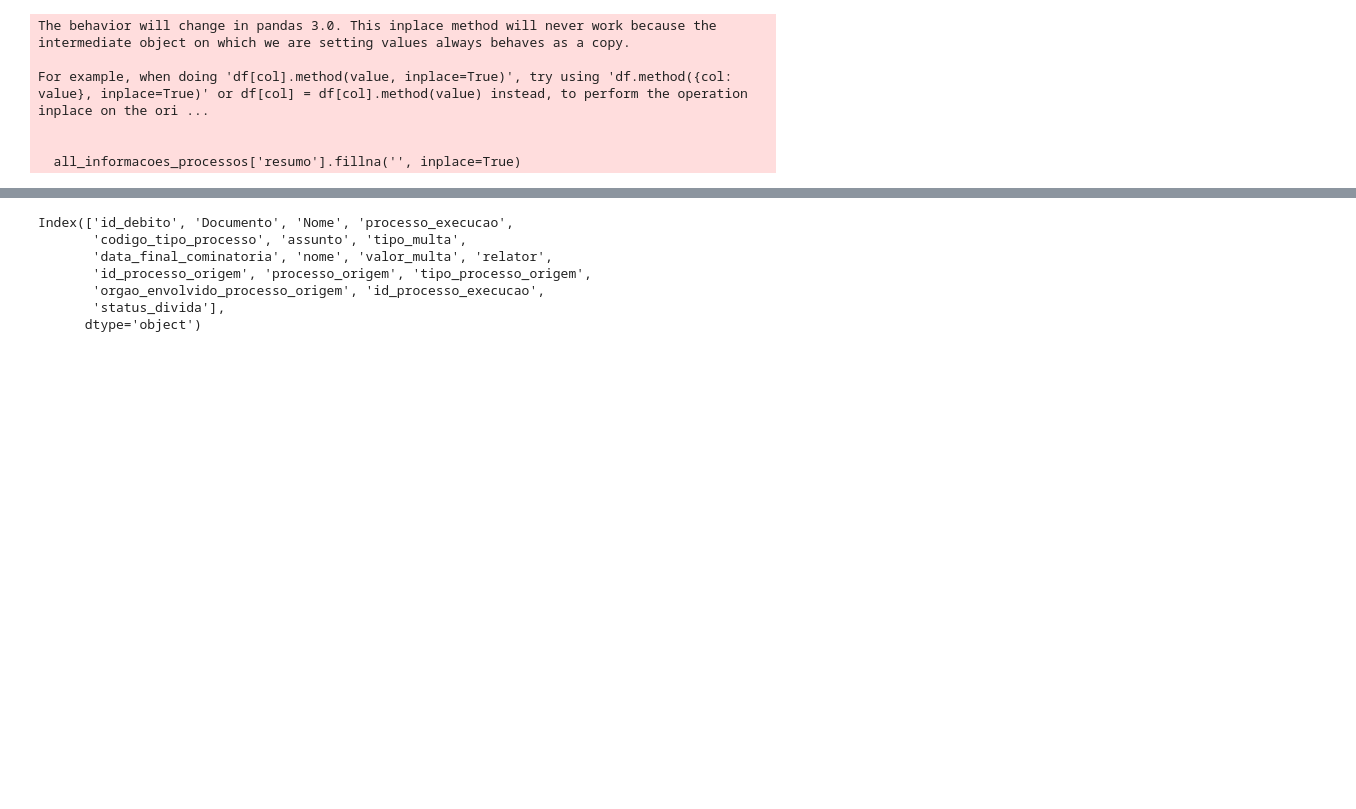
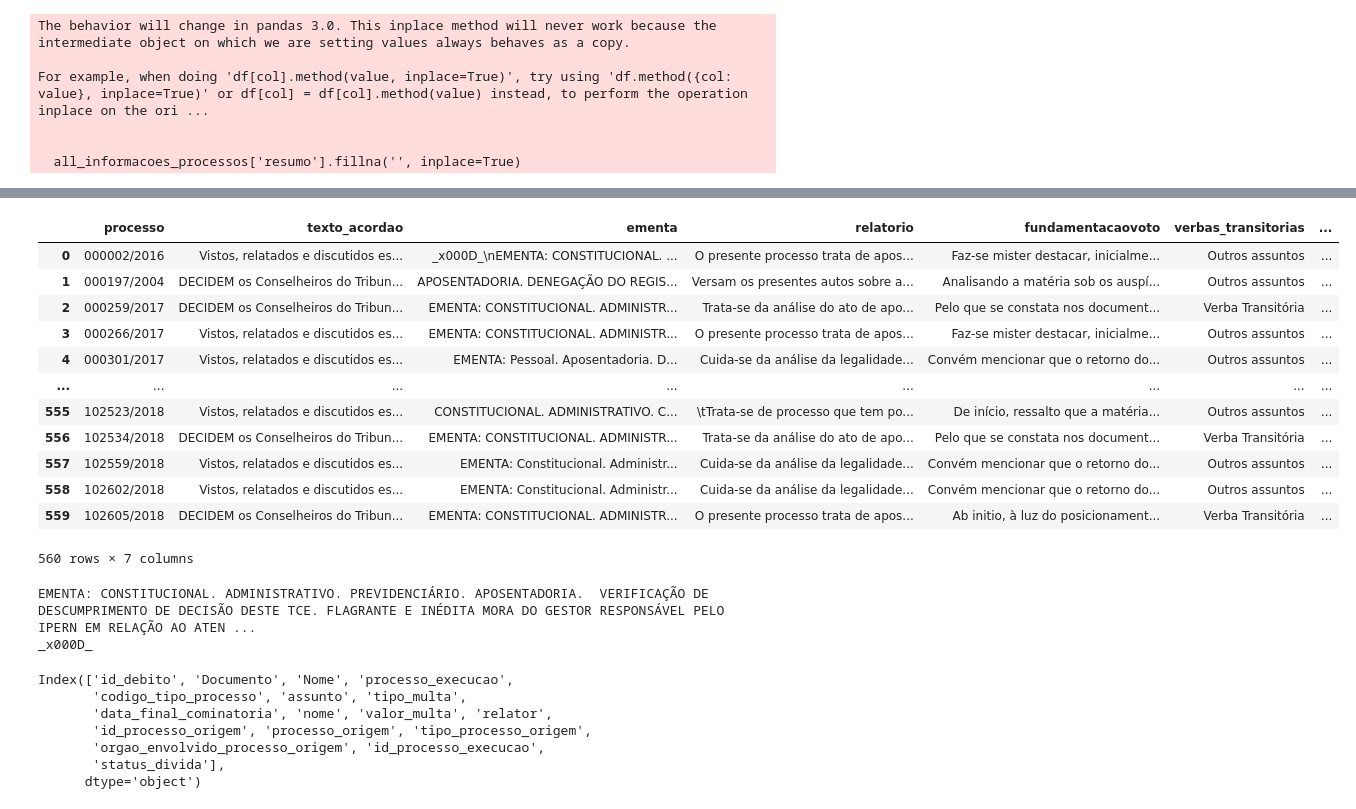
Before and after one commit to eduardoplima/ccd, a Jupyter notebook: scripts/vantagens_trans.ipynb, the cells around one changed output, grey strips where cells are left out. Cells and saved outputs as stored; diff of their text form; code cells hidden in the pictures; blank space fills up the shorter version.

```diff
--- a/scripts/vantagens_trans.ipynb
+++ b/scripts/vantagens_trans.ipynb
@@ -216,4 +213,22 @@ def get_categoria_ementa(texto):
         print(f"Error processing {texto}: {e}")
         return None
 # %%
-#decisoes_grp['categoria_ementa'] = decisoes_grp['ementa'].apply(get_categoria_ementa)
+#decisoes_grp['trechos_verba_voto'] = decisoes_grp['fundamentacaovoto'].apply(get_verba_voto)
+#decisoes_grp.to_excel('df_decisoes.xlsx', index=False)
+decisoes_grp = pd.read_excel('df_decisoes.xlsx')
+# %%
+decisoes_grp
+# %% [output]
+|  | processo | texto_acordao | ementa | relatorio | fundamentacaovoto | verbas_transitorias | ... |
+| 0 | 000002/2016 | Vistos, relatados e discutidos es... | _x000D_\nEMENTA: CONSTITUCIONAL. ... | O presente processo trata de apos... | Faz-se mister destacar, inicialme... | Outros assuntos | ... |
+| 1 | 000197/2004 | DECIDEM os Conselheiros do Tribun... | APOSENTADORIA. DENEGAÇÃO DO REGIS... | Versam os presentes autos sobre a... | Analisando a matéria sob os auspí... | Outros assuntos | ... |
+| 2 | 000259/2017 | DECIDEM os Conselheiros do Tribun... | EMENTA: CONSTITUCIONAL. ADMINISTR... | Trata-se da análise do ato de apo... | Pelo que se constata nos document... | Verba Transitória | ... |
+| 3 | 000266/2017 | Vistos, relatados e discutidos es... | EMENTA: CONSTITUCIONAL. ADMINISTR... | O presente processo trata de apos... | Faz-se mister destacar, inicialme... | Outros assuntos | ... |
+| 4 | 000301/2017 | Vistos, relatados e discutidos es... | EMENTA: Pessoal. Aposentadoria. D... | Cuida-se da análise da legalidade... | Convém mencionar que o retorno do... | Outros assuntos | ... |
+| ... | ... | ... | ... | ... | ... | ... | ... |
+| 555 | 102523/2018 | Vistos, relatados e discutidos es... | CONSTITUCIONAL. ADMINISTRATIVO. C... | \tTrata-se de processo que tem po... | De início, ressalto que a matéria... | Outros assuntos | ... |
+| 556 | 102534/2018 | DECIDEM os Conselheiros do Tribun... | EMENTA: CONSTITUCIONAL. ADMINISTR... | Trata-se da análise do ato de apo... | Pelo que se constata nos document... | Verba Transitória | ... |
+| 557 | 102559/2018 | Vistos, relatados e discutidos es... | EMENTA: Constitucional. Administr... | Cuida-se da análise da legalidade... | Convém mencionar que o retorno do... | Outros assuntos | ... |
+| 558 | 102602/2018 | Vistos, relatados e discutidos es... | EMENTA: Constitucional. Administr... | Cuida-se da análise da legalidade... | Convém mencionar que o retorno do... | Outros assuntos | ... |
+| 559 | 102605/2018 | DECIDEM os Conselheiros do Tribun... | EMENTA: CONSTITUCIONAL. ADMINISTR... | O presente processo trata de apos... | Ab initio, à luz do posicionament... | Verba Transitória | ... |
+560 rows × 7 columns
@@ -220,3 +237,8 @@ def get_categoria_ementa(texto):
+# %%
+print(votos_verba.iloc[0]["ementa"])
+# %% [output]
+EMENTA: CONSTITUCIONAL. ADMINISTRATIVO. PREVIDENCIÁRIO. APOSENTADORIA.  VERIFICAÇÃO DE DESCUMPRIMENTO DE DECISÃO DESTE TCE. FLAGRANTE E INÉDITA MORA DO GESTOR RESPONSÁVEL PELO IPERN EM RELAÇÃO AO ATEN ...
+_x000D_
 # %%
 #decisoes_grp.drop(columns=['categoria_ementa'], inplace=True)
 # %%
```
Also changed, not shown: parts of 35 cells of this notebook, 6 other files.
